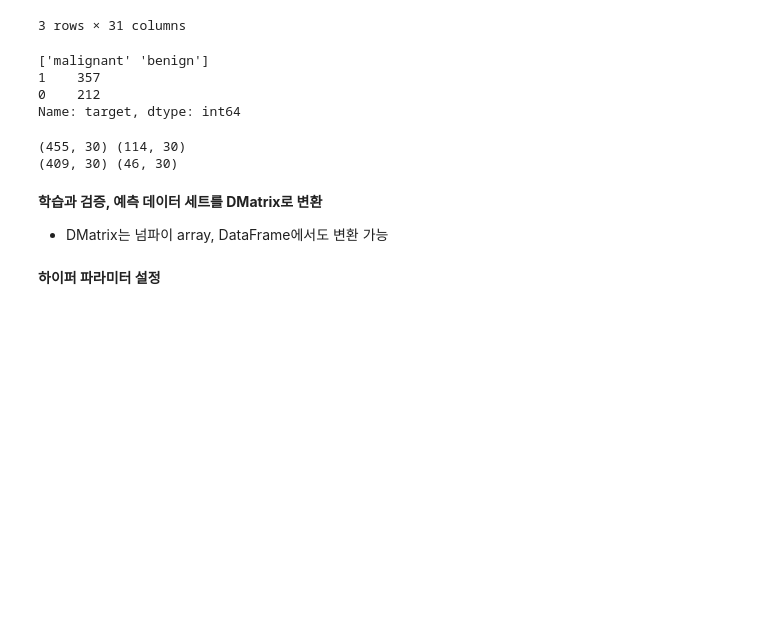
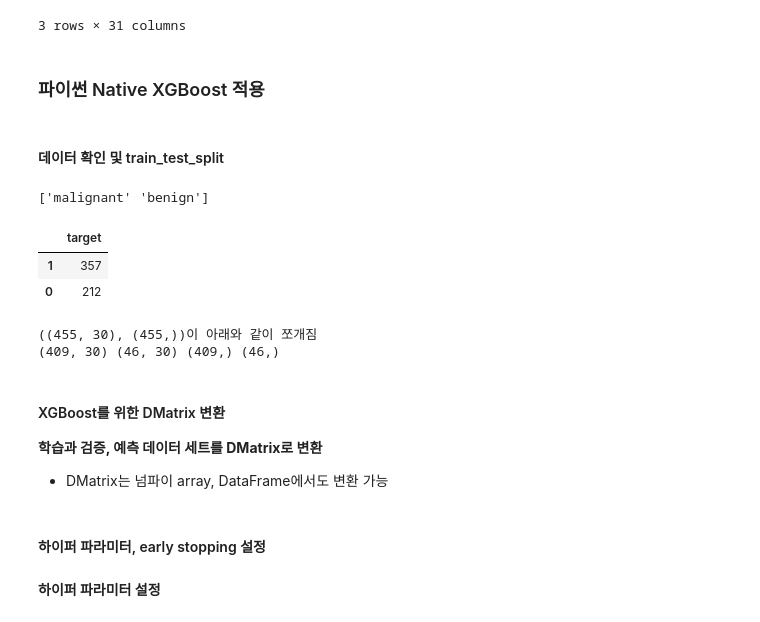
Before and after one commit to netsus/ML_PerfectGuide, a Jupyter notebook: 4장/4.6_XGBoost(eXtra Gradient Boost).ipynb, the cells around one changed output. Drawn from its saved outputs; the diff is of its cells as text; code cells hidden in the pictures; blank space fills up the shorter version.

```diff
--- a/4장/4.6_XGBoost(eXtra Gradient Boost).ipynb
+++ b/4장/4.6_XGBoost(eXtra Gradient Boost).ipynb
@@ -55,11 +48,5 @@ cancer_df.head(3)
 | 1 | 20.57 | 17.77 | 132.9 | 1326.0 | 0.08474 | 0.07864 | ... |
 | 2 | 19.69 | 21.25 | 130.0 | 1203.0 | 0.10960 | 0.15990 | ... |
 3 rows × 31 columns
-# %%
-print(dataset.target_names)
-print(cancer_df['target'].value_counts())
-# %% [output]
-['malignant' 'benign']
-1    357
-0    212
-Name: target, dtype: int64
+# %% [markdown]
+### 파이썬 Native XGBoost 적용
@@ -66,3 +57,14 @@ Name: target, dtype: int64
+# %% [markdown]
+#### 데이터 확인 및 train_test_split
+# %%
+# 0: malignant(악성 종양), 1: benign(양성 종양)
+print(dataset.target_names)
+cancer_df['target'].value_counts().to_frame()
+# %% [output]
+['malignant' 'benign']
+|  | target |
+| 1 | 357 |
+| 0 | 212 |
 # %%
 # cancer_df에서 feature용 DataFrame과 Label용 Series 객체 추출
 # 맨 마지막 칼럼이 Label이므로 Feature용 DataFrame은 cancer_df의 첫번째 칼럼에서 맨 마지막 두번째 컬럼까지를 :-1 슬라이싱으로 추출.
@@ -72,11 +74,11 @@ y_label = cancer_df.iloc[:, -1]
 # 전체 데이터 중 80%는 학습용 데이터, 20%는 테스트용 데이터 추출 -> 즉, 학습/테스트 쪼개기
 X_train, X_test, y_train, y_test=train_test_split(X_features, y_label, test_size=0.2, random_state=156 )
 
-# 위에서 만든 X_train, y_train을 다시 쪼개서 90%는 학습과 10%는 검증용 데이터로 분리 -> 위에서 학습을 다시, 학습/검증 으로 쪼개기
-X_tr, X_val, y_tr, y_val= train_test_split(X_train, y_train, test_size=0.1, random_state=156 )
+# 위에서 만든 X_train, y_train을 다시 쪼개서 90%는 학습, 10%는 검증 데이터로 분리
+X_tr, X_val, y_tr, y_val = train_test_split(X_train,y_train, test_size=0.1, random_state=156)
 
-print(X_train.shape , X_test.shape)
-print(X_tr.shape, X_val.shape)
+print(f"{X_train.shape, y_train.shape}이 아래와 같이 쪼개짐")
+print(X_tr.shape, X_val.shape, y_tr.shape, y_val.shape)
 # %% [output]
-(455, 30) (114, 30)
-(409, 30) (46, 30)
+((455, 30), (455,))이 아래와 같이 쪼개짐
+(409, 30) (46, 30) (409,) (46,)
@@ -83,4 +87,5 @@ print(X_tr.shape, X_val.shape)
 # %% [markdown]
+#### XGBoost를 위한 DMatrix 변환
 **학습과 검증, 예측 데이터 세트를 DMatrix로 변환**
 * DMatrix는 넘파이 array, DataFrame에서도 변환 가능
 # %%
@@ -93,3 +98,5 @@ dtest = xgb.DMatrix(data=X_test , label=y_test)
+# %% [markdown]
+#### 하이퍼 파라미터, early stopping 설정
 # %% [markdown]
 **하이퍼 파라미터 설정**
 # %%
```
Also changed, not shown: parts of 28 cells of this notebook.
